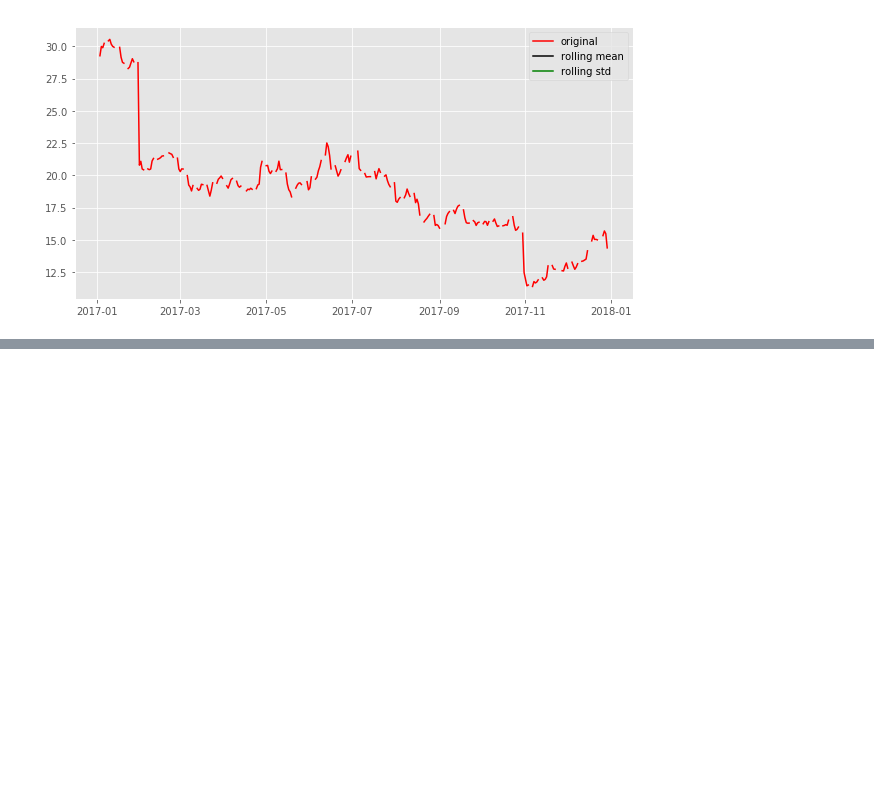
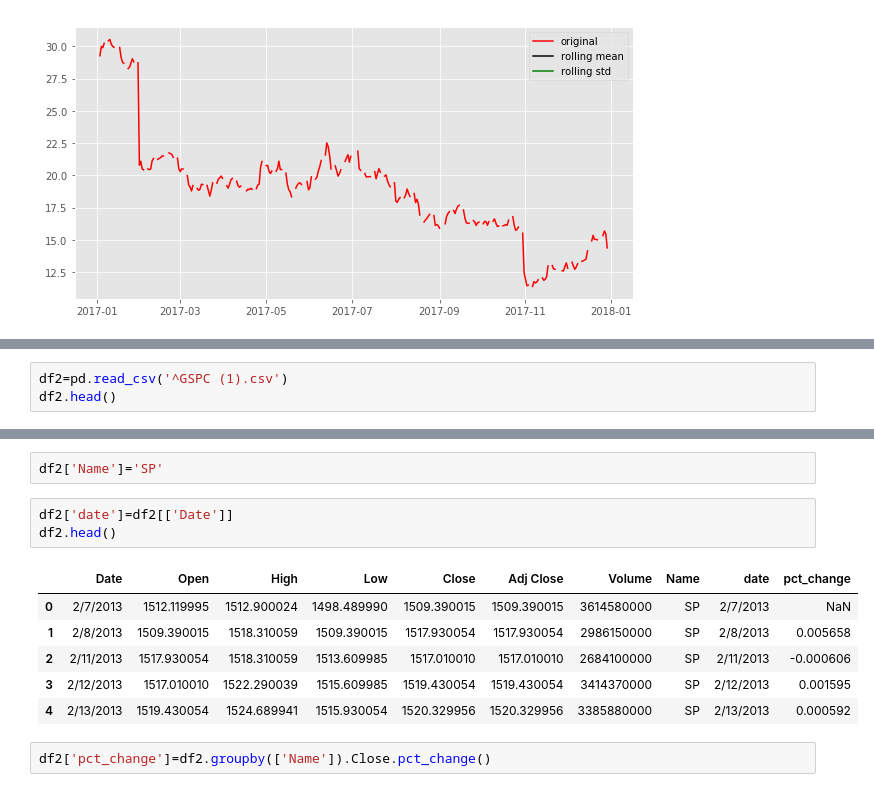
Before and after one commit to SondosJamal/visualization, a Jupyter notebook: visualization .ipynb, the cells around one changed output, grey strips where cells are left out. Saved outputs shown, nothing was run; the diff lists cells and outputs as text; blank space fills up the shorter version.

```diff
--- a/visualization .ipynb
+++ b/visualization .ipynb
@@ -136,0 +202,3 @@ plt.legend()
+# %%
+df2=pd.read_csv('^GSPC (1).csv')
+df2.head()
@@ -136,0 +212,14 @@ plt.legend()
+# %%
+df2['Name']='SP'
+# %%
+df2['date']=df2[['Date']]
+df2.head()
+# %% [output]
+|  | Date | Open | High | Low | Close | Adj Close | Volume | Name | date | pct_change |
+| 0 | 2/7/2013 | 1512.119995 | 1512.900024 | 1498.489990 | 1509.390015 | 1509.390015 | 3614580000 | SP | 2/7/2013 | NaN |
+| 1 | 2/8/2013 | 1509.390015 | 1518.310059 | 1509.390015 | 1517.930054 | 1517.930054 | 2986150000 | SP | 2/8/2013 | 0.005658 |
+| 2 | 2/11/2013 | 1517.930054 | 1518.310059 | 1513.609985 | 1517.010010 | 1517.010010 | 2684100000 | SP | 2/11/2013 | -0.000606 |
+| 3 | 2/12/2013 | 1517.010010 | 1522.290039 | 1515.609985 | 1519.430054 | 1519.430054 | 3414370000 | SP | 2/12/2013 | 0.001595 |
+| 4 | 2/13/2013 | 1519.430054 | 1524.689941 | 1515.930054 | 1520.329956 | 1520.329956 | 3385880000 | SP | 2/13/2013 | 0.000592 |
+# %%
+df2['pct_change']=df2.groupby(['Name']).Close.pct_change()
```
Also changed, not shown: parts of 16 cells of this notebook.
